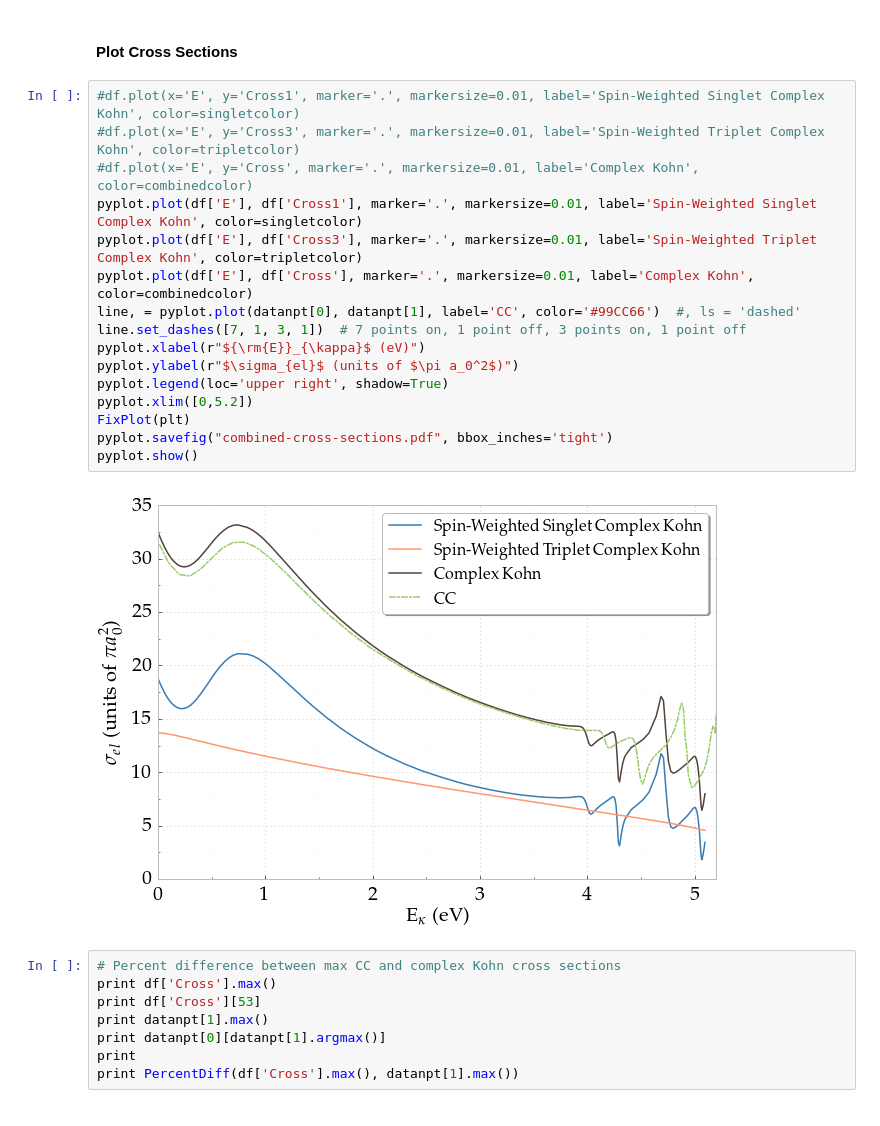
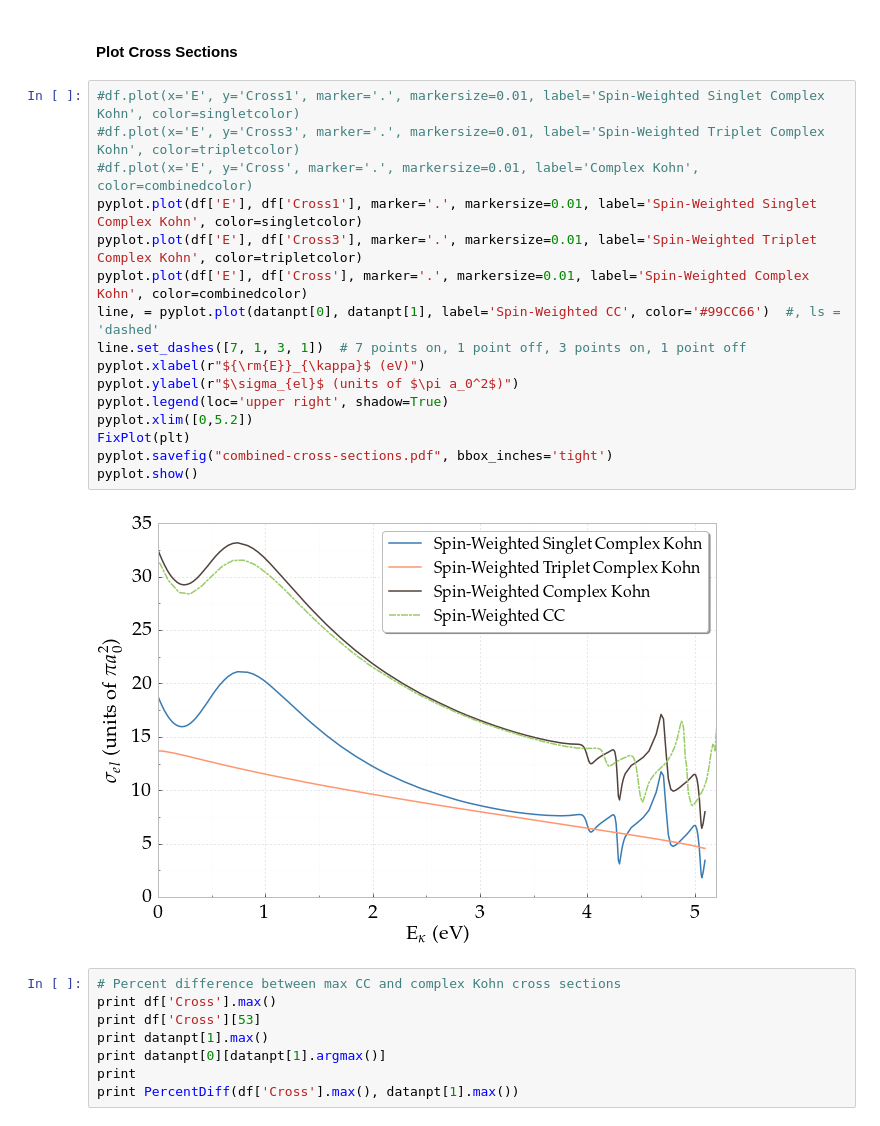
Before and after one commit to DentonW/Papers, a Jupyter notebook: PRA PsH/IPython/Paper Images.ipynb, the cells around one changed output. Saved outputs shown, nothing was run; the diff lists cells and outputs as text.

```diff
--- a/PRA PsH/IPython/Paper Images.ipynb
+++ b/PRA PsH/IPython/Paper Images.ipynb
@@ -226,21 +226,21 @@ datanpt = np.transpose(datanp)
 # %%
 #df.plot(x='E', y='Cross1', marker='.', markersize=0.01, label='Spin-Weighted Singlet Complex Kohn', color=singletcolor)
 #df.plot(x='E', y='Cross3', marker='.', markersize=0.01, label='Spin-Weighted Triplet Complex Kohn', color=tripletcolor)
 #df.plot(x='E', y='Cross', marker='.', markersize=0.01, label='Complex Kohn', color=combinedcolor)
 pyplot.plot(df['E'], df['Cross1'], marker='.', markersize=0.01, label='Spin-Weighted Singlet Complex Kohn', color=singletcolor)
 pyplot.plot(df['E'], df['Cross3'], marker='.', markersize=0.01, label='Spin-Weighted Triplet Complex Kohn', color=tripletcolor)
-pyplot.plot(df['E'], df['Cross'], marker='.', markersize=0.01, label='Complex Kohn', color=combinedcolor)
-line, = pyplot.plot(datanpt[0], datanpt[1], label='CC', color='#99CC66')  #, ls = 'dashed'
+pyplot.plot(df['E'], df['Cross'], marker='.', markersize=0.01, label='Spin-Weighted Complex Kohn', color=combinedcolor)
+line, = pyplot.plot(datanpt[0], datanpt[1], label='Spin-Weighted CC', color='#99CC66')  #, ls = 'dashed'
 line.set_dashes([7, 1, 3, 1])  # 7 points on, 1 point off, 3 points on, 1 point off
 pyplot.xlabel(r"${\rm{E}}_{\kappa}$ (eV)")
 pyplot.ylabel(r"$\sigma_{el}$ (units of $\pi a_0^2$)")
 pyplot.legend(loc='upper right', shadow=True)
 pyplot.xlim([0,5.2])
 FixPlot(plt)
 pyplot.savefig("combined-cross-sections.pdf", bbox_inches='tight')
 pyplot.show()
 # %% [output]
-[figure, old version]
+[figure, new version]
 # %%
 # Percent difference between max CC and complex Kohn cross sections
 print df['Cross'].max()
```
Also changed, not shown: parts of 1 cell of this notebook, 5 other files.
